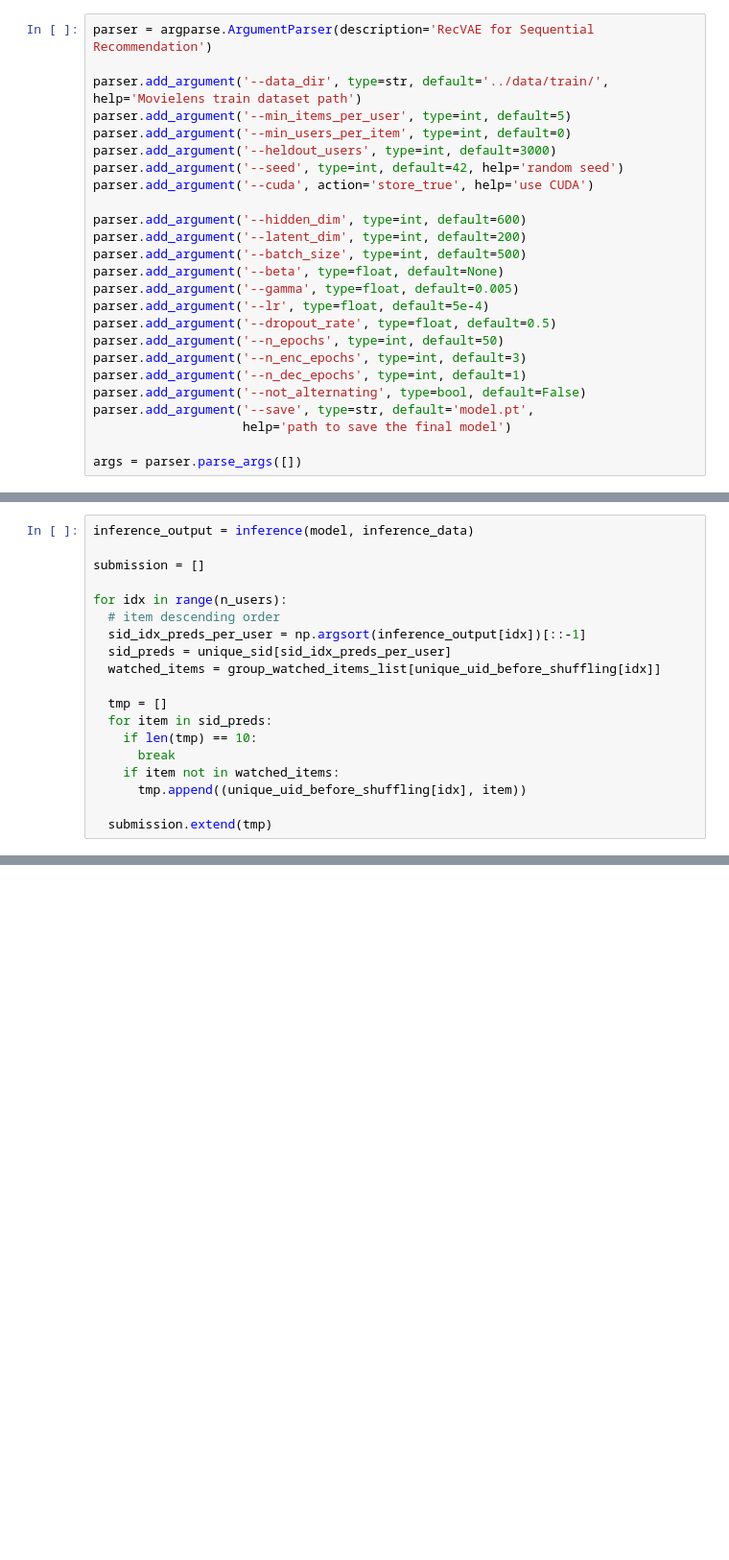
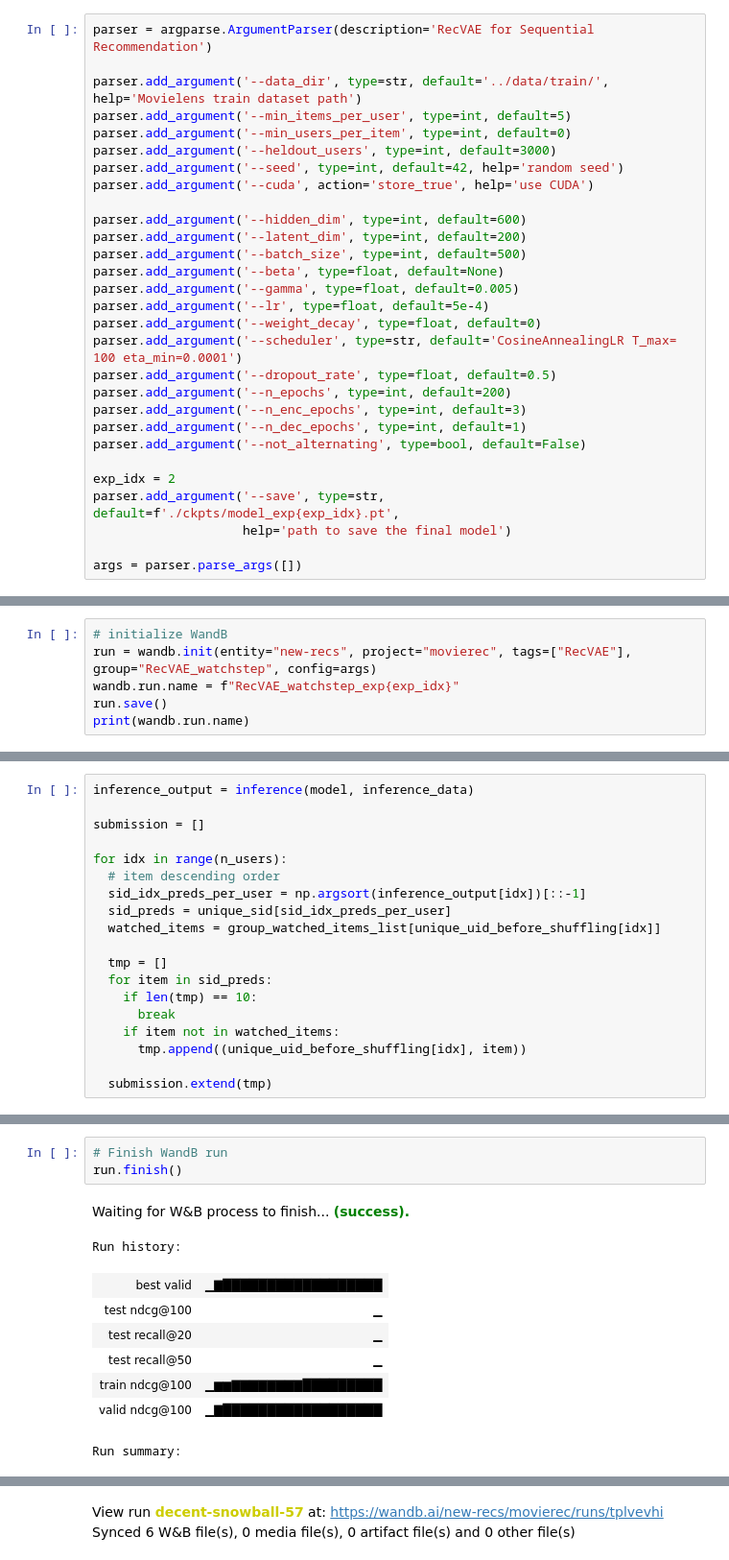
Before and after one commit to boostcampaitech5/level2_movierecommendation-recsys-11, a Jupyter notebook: recvae/recvae.ipynb, the cells around one changed output, grey strips where cells are left out. Shown at 96% size. Drawn from its saved outputs; the diff is of its cells as text; blank space fills up the shorter version.

```diff
--- a/recvae/recvae.ipynb
+++ b/recvae/recvae.ipynb
@@ -34,12 +36,16 @@ parser.add_argument('--batch_size', type=int, default=500)
 parser.add_argument('--beta', type=float, default=None)
 parser.add_argument('--gamma', type=float, default=0.005)
 parser.add_argument('--lr', type=float, default=5e-4)
+parser.add_argument('--weight_decay', type=float, default=0)
+parser.add_argument('--scheduler', type=str, default='CosineAnnealingLR T_max= 100 eta_min=0.0001')
 parser.add_argument('--dropout_rate', type=float, default=0.5)
-parser.add_argument('--n_epochs', type=int, default=50)
+parser.add_argument('--n_epochs', type=int, default=200)
 parser.add_argument('--n_enc_epochs', type=int, default=3)
 parser.add_argument('--n_dec_epochs', type=int, default=1)
 parser.add_argument('--not_alternating', type=bool, default=False)
-parser.add_argument('--save', type=str, default='model.pt',
+
+exp_idx = 2
+parser.add_argument('--save', type=str, default=f'./ckpts/model_exp{exp_idx}.pt',
                     help='path to save the final model')
 
 args = parser.parse_args([])
@@ -45,0 +61,6 @@ args = parser.parse_args([])
+# %%
+# initialize WandB
+run = wandb.init(entity="new-recs", project="movierec", tags=["RecVAE"], group="RecVAE_watchstep", config=args)
+wandb.run.name = f"RecVAE_watchstep_exp{exp_idx}"
+run.save()
+print(wandb.run.name)
@@ -810,0 +852,13 @@ submission_df.head()
+# %%
+# Finish WandB run
+run.finish()
+# %% [output]
+Waiting for W&B process to finish... (success).
+Run history:
+| best valid | ▁▇██████████████████ |
+| test ndcg@100 | ▁ |
+| test recall@20 | ▁ |
+| test recall@50 | ▁ |
+| train ndcg@100 | ▁▆▆▇▇▇▇▇▇▇▇█████████ |
+| valid ndcg@100 | ▁▇██████████████████ |
+Run summary:
@@ -810,0 +871,2 @@ submission_df.head()
+View run decent-snowball-57 at: https://wandb.ai/new-recs/movierec/runs/tplvevhi
+Synced 6 W&B file(s), 0 media file(s), 0 artifact file(s) and 0 other file(s)
```
Also changed, not shown: parts of 14 cells of this notebook, 43 other files.
